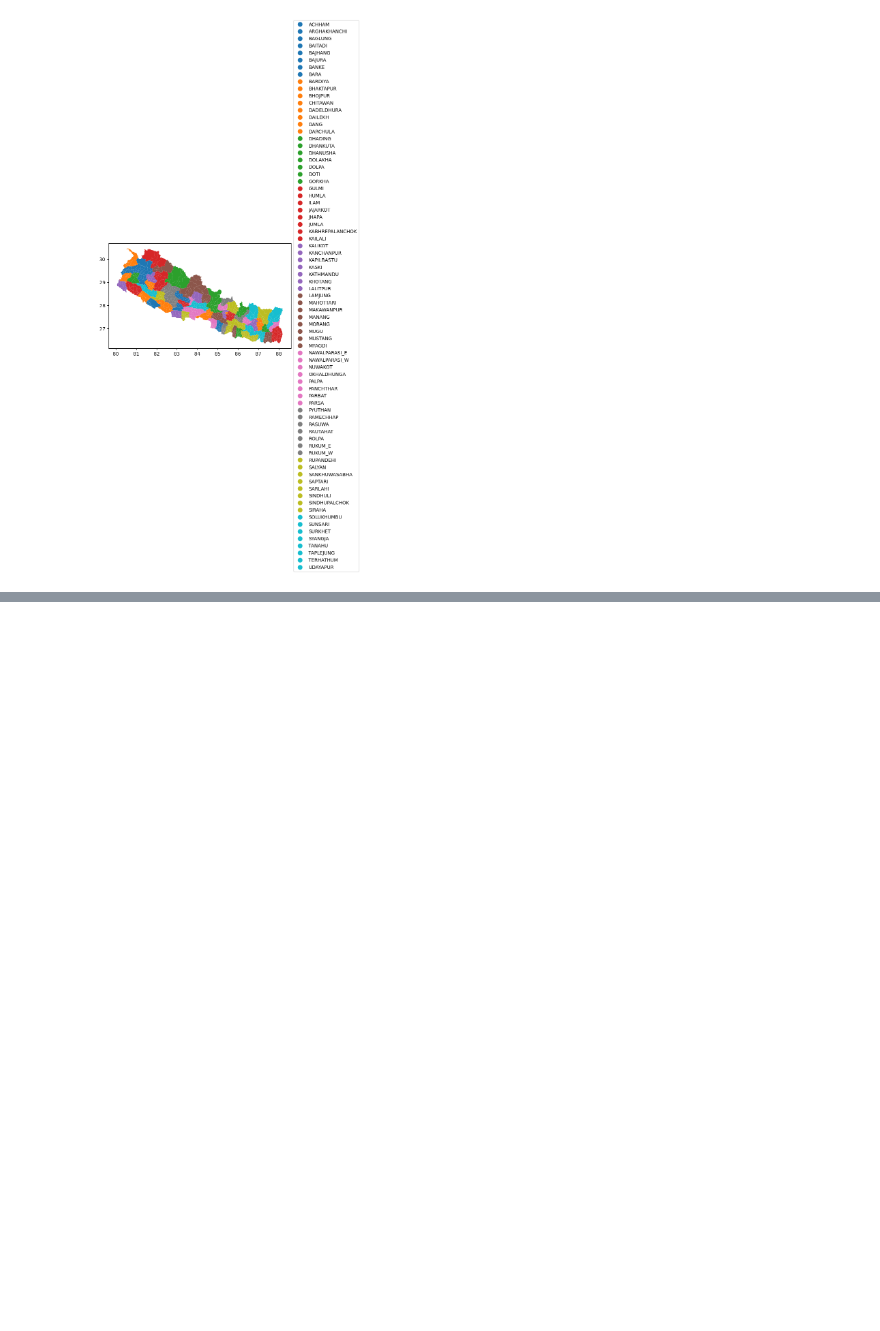
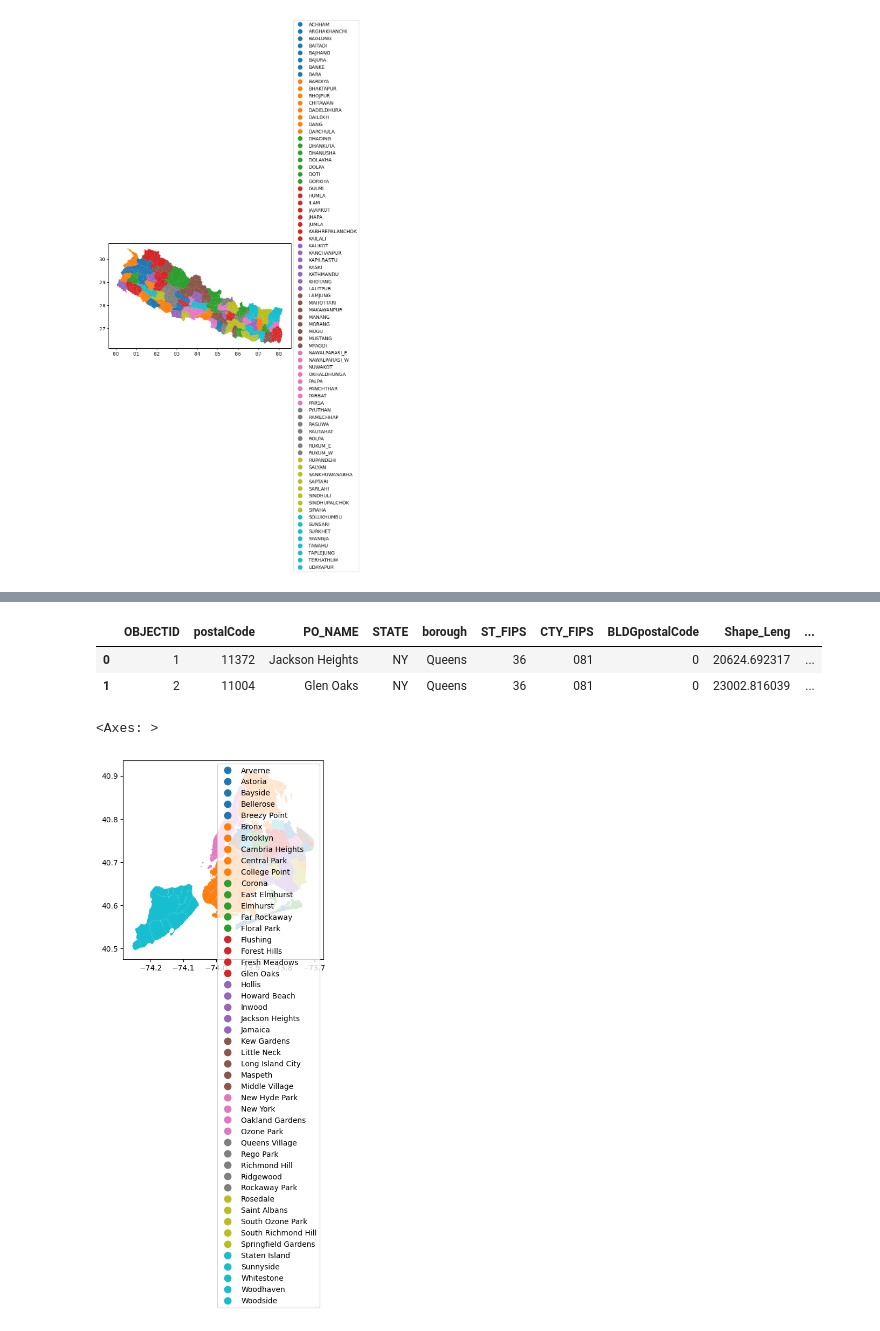
Before and after one commit to yasin-arafat-05/machine_learning, a Jupyter notebook: 01_geopandas/geopandas.ipynb, the cells around one changed output, grey strips where cells are left out. Saved outputs shown, nothing was run; the diff lists cells and outputs as text; code cells hidden in the pictures; blank space fills up the shorter version.

```diff
--- a/01_geopandas/geopandas.ipynb
+++ b/01_geopandas/geopandas.ipynb
@@ -113,0 +131,14 @@ leg.set_bbox_to_anchor((1,0.5))
+# %%
+
+new_work = gpd.read_file("New_work_shp/nyc-zip-code-tabulation-areas-polygons.geojson")
+# %%
+new_work[:2]
+# %% [output]
+|  | OBJECTID | postalCode | PO_NAME | STATE | borough | ST_FIPS | CTY_FIPS | BLDGpostalCode | Shape_Leng | ... |
+| 0 | 1 | 11372 | Jackson Heights | NY | Queens | 36 | 081 | 0 | 20624.692317 | ... |
+| 1 | 2 | 11004 | Glen Oaks | NY | Queens | 36 | 081 | 0 | 23002.816039 | ... |
+# %%
+new_work.plot(column="PO_NAME",legend=True)
+# %% [output]
+<Axes: >
+[figure, added]
```
Also changed, not shown: parts of 23 cells of this notebook, 4 other files.
